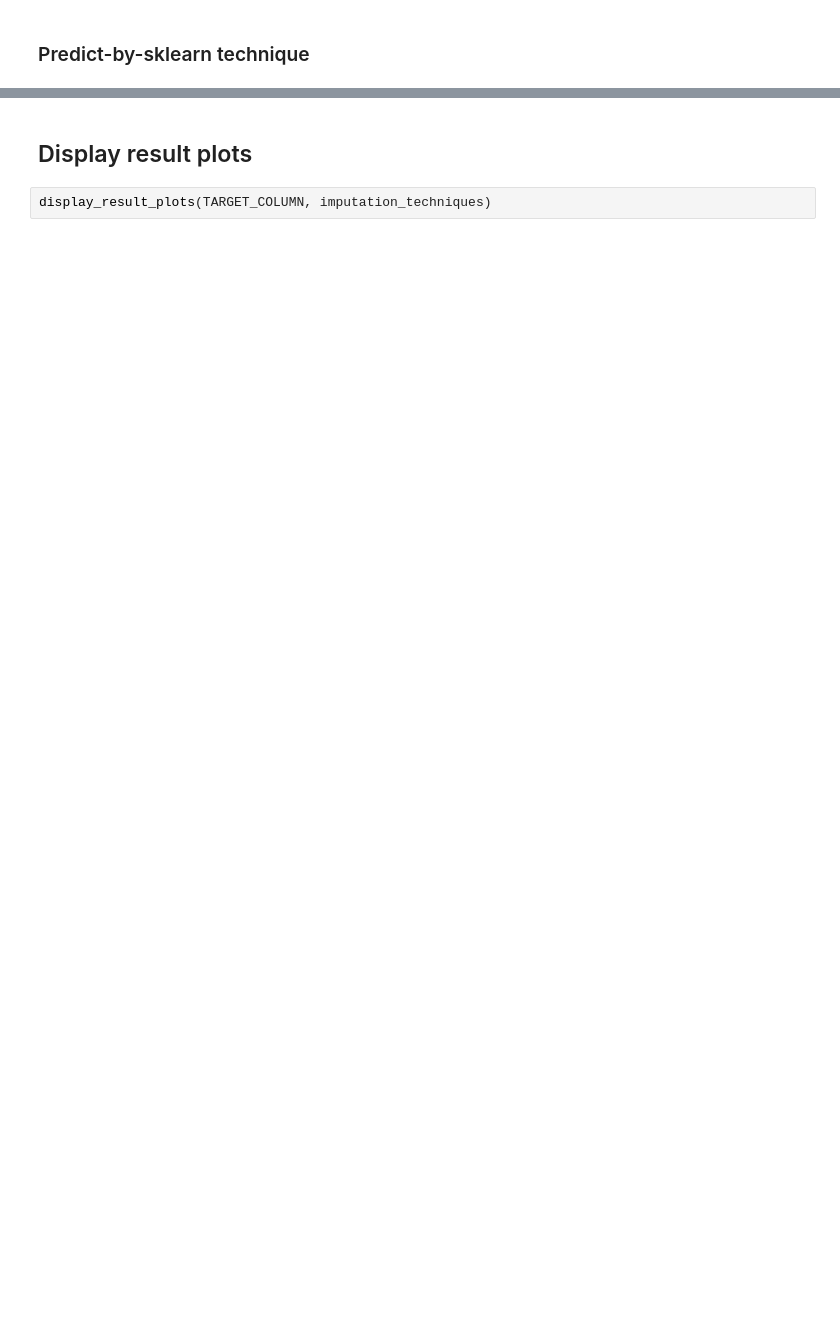
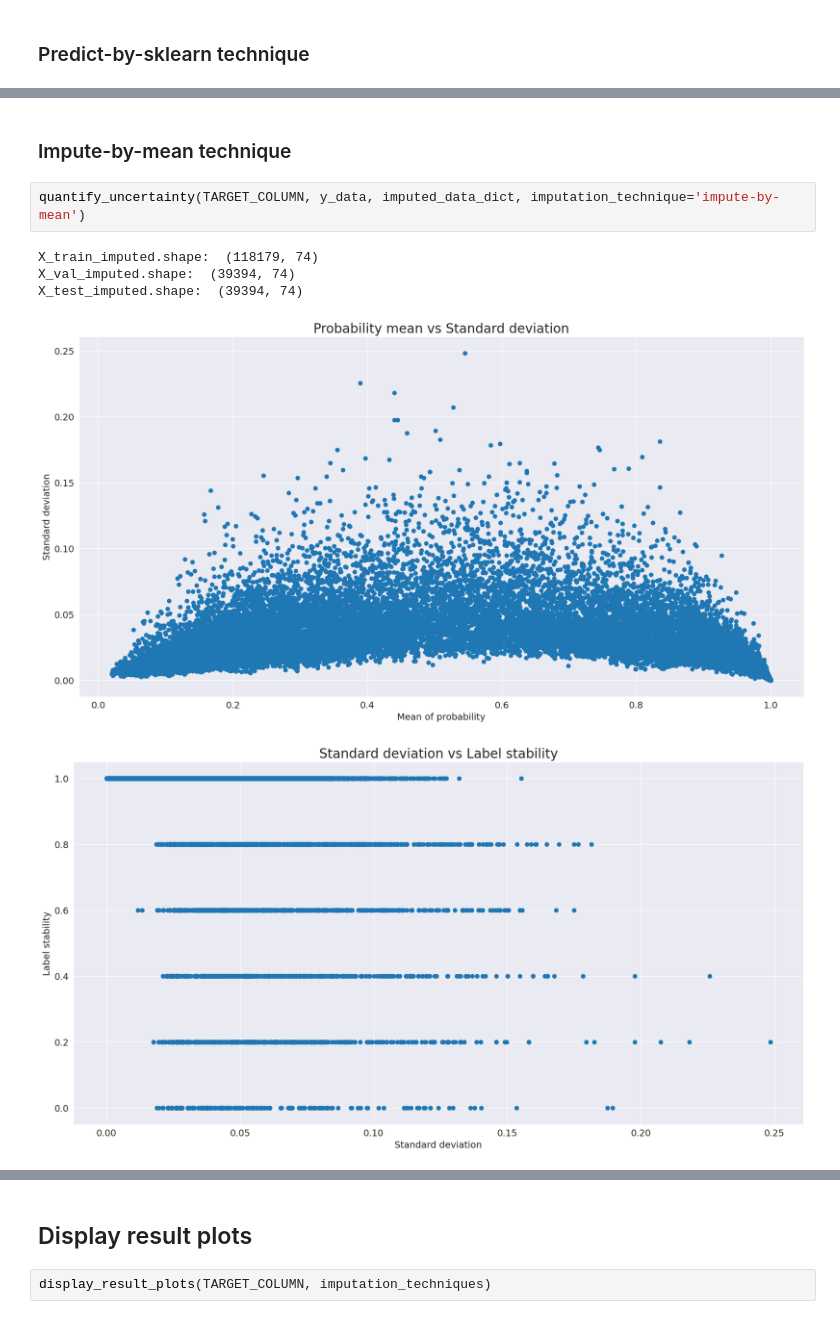
Before and after one commit to FalaahArifKhan/RAI-summer-stability, a Jupyter notebook: column_pipelines/Standardized_Pipeline_AGEP.ipynb, the cells around one changed output, grey strips where cells are left out. Saved outputs shown, nothing was run; the diff lists cells and outputs as text; blank space fills up the shorter version.

```diff
--- a/column_pipelines/Standardized_Pipeline_AGEP.ipynb
+++ b/column_pipelines/Standardized_Pipeline_AGEP.ipynb
@@ -204,0 +189,10 @@ Statistical_Parity_Difference -0.058850 -0.100905 -0.115531
+# %% [markdown]
+### Impute-by-mean technique
+# %%
+quantify_uncertainty(TARGET_COLUMN, y_data, imputed_data_dict, imputation_technique='impute-by-mean')
+# %% [output]
+X_train_imputed.shape:  (118179, 74)
+X_val_imputed.shape:  (39394, 74)
+X_test_imputed.shape:  (39394, 74)
+[figure, added]
+[figure, added]
```
Also changed, not shown: parts of 26 cells of this notebook, 3 other files.
